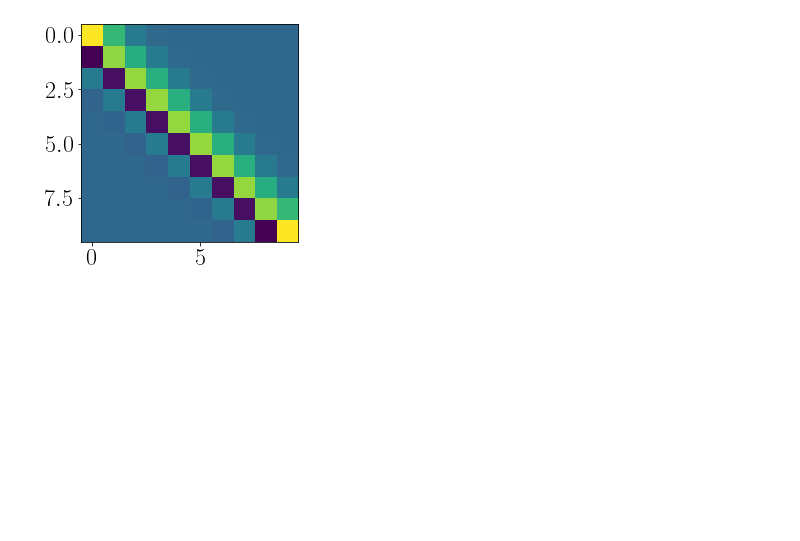
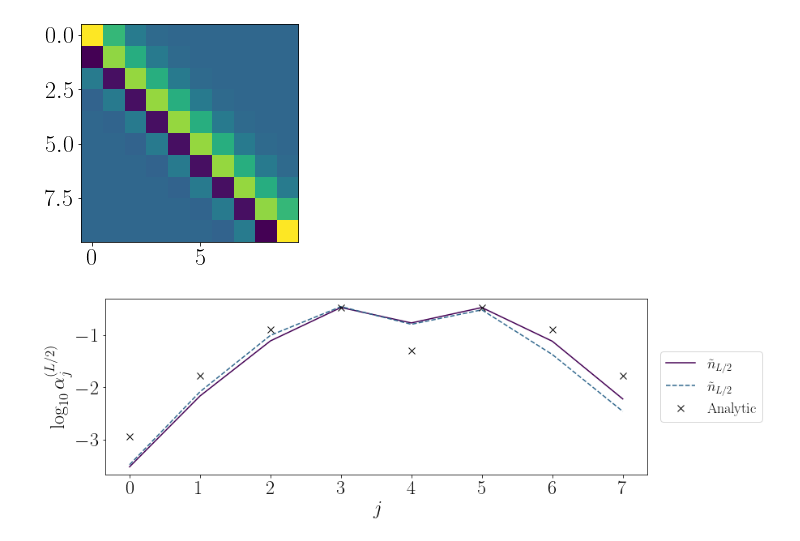
Before and after one commit to sjt48/PyFlow, a Jupyter notebook: disorder_free_loc.ipynb, the cells around one changed output. Cells and saved outputs as stored; diff of their text form; code cells hidden in the pictures; blank space fills up the shorter version.

```diff
--- a/disorder_free_loc.ipynb
+++ b/disorder_free_loc.ipynb
@@ -1738,3 +1742,43 @@ plt.close()
   -2.60416667e-04  2.60416667e-03 -2.08333333e-02  1.25000000e-01
   -5.00000000e-01  1.00000000e+00]]
 [figure]
+# %%
+dis = [1.2]
+xlist = [0.0]
+dis_type='linear'
+n = 8
+
+norm = False
+LIOM = 'bck'
+nvar = utility.namevar(dis_type,dsymm,'CDW',dyn,norm,n,LIOM,species)
+for d in dis:
+    for x in xlist:
+        for delta in Ulist:
+            with h5py.File('%s/tflow-d%.2f-x%.2f-Jz%.2f-p%s.h5' %(nvar,d,x,delta,0),'r') as hf:
+                liom = np.array(hf.get('liom'))
+                liom2 = liom[:n**2].reshape(n,n)
+                liom4 = liom[n**2:].reshape(n,n,n,n)
+                liom_diag = np.diag(liom2)
+                liom4_diag = [liom4[i,i,i,i] for i in range(n)]
+                liom_int_diag = liom_diag+liom4_diag
+
+                liom2 = np.log10(np.abs(liom_diag))
+                liomint = np.log10(np.abs(liom_int_diag))
+
+            plt.plot(liom2,label=r'$\tilde{n}_{L/2}$')
+            plt.plot(liomint,'--',label=r'$\tilde{n}_{L/2}$')
+
+bessel = np.zeros(n)
+for i in range(n):
+    bessel[i] = np.log10(np.abs(jv(np.abs(i-n//2),2)**2))
+plt.plot(bessel,'kx',markersize='8',label=r'Analytic')
+plt.legend(loc='center right',bbox_to_anchor=(1.225,.5),fontsize=18)
+# plt.ylim(-20,0)
+plt.ylabel(r'$\log_{10} \alpha^{(L/2)}_j$')
+plt.xlabel(r'$j$')
+plt.savefig('bessel2.pdf',dpi=300,bbox_inches='tight')
+plt.show()
+plt.close()
+norm = False
+# %% [output]
+[figure, added]
```
Also changed, not shown: parts of 10 cells of this notebook, 4 other files.
